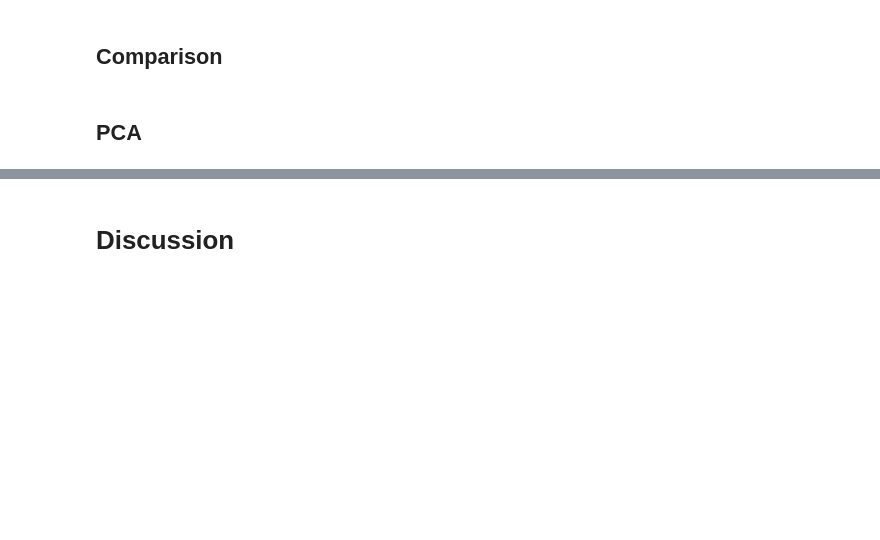
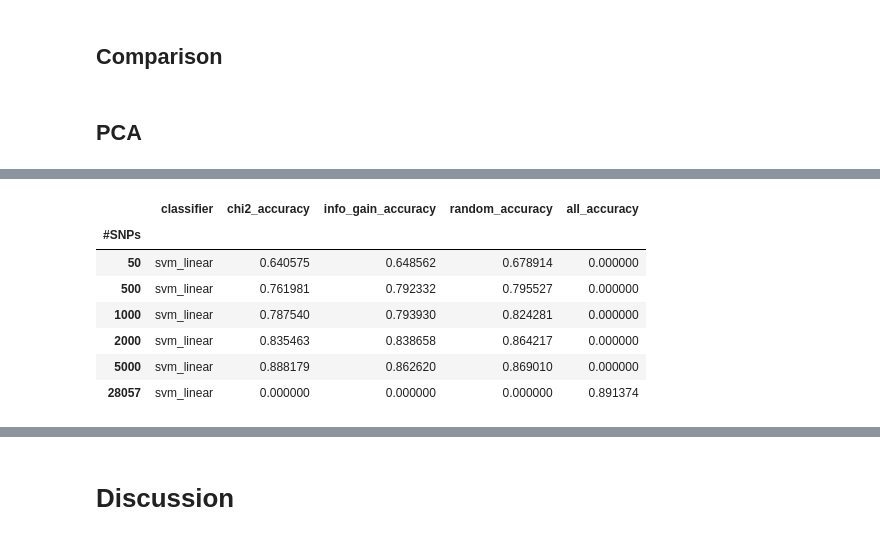
Before and after one commit to Morse579/cse284_SP21_final, a Jupyter notebook: population_analysis.ipynb, the cells around one changed output, grey strips where cells are left out. Saved outputs shown, nothing was run; the diff lists cells and outputs as text; code cells hidden in the pictures; blank space fills up the shorter version.

```diff
--- a/population_analysis.ipynb
+++ b/population_analysis.ipynb
@@ -403,3 +403,14 @@ plt.show()
+# %%
+df2
+# %% [output]
+|  | classifier | chi2_accuracy | info_gain_accuracy | random_accuracy | all_accuracy |
+| #SNPs |  |  |  |  |  |
+| 50 | svm_linear | 0.640575 | 0.648562 | 0.678914 | 0.000000 |
+| 500 | svm_linear | 0.761981 | 0.792332 | 0.795527 | 0.000000 |
+| 1000 | svm_linear | 0.787540 | 0.793930 | 0.824281 | 0.000000 |
+| 2000 | svm_linear | 0.835463 | 0.838658 | 0.864217 | 0.000000 |
+| 5000 | svm_linear | 0.888179 | 0.862620 | 0.869010 | 0.000000 |
+| 28057 | svm_linear | 0.000000 | 0.000000 | 0.000000 | 0.891374 |
 # %%
 df2 = df_p[df_p["classifier"]=="LogisticRegression"].set_index("#SNPs")
 df2.plot.bar()
```
Also changed, not shown: parts of 13 cells of this notebook, 3 other files.
